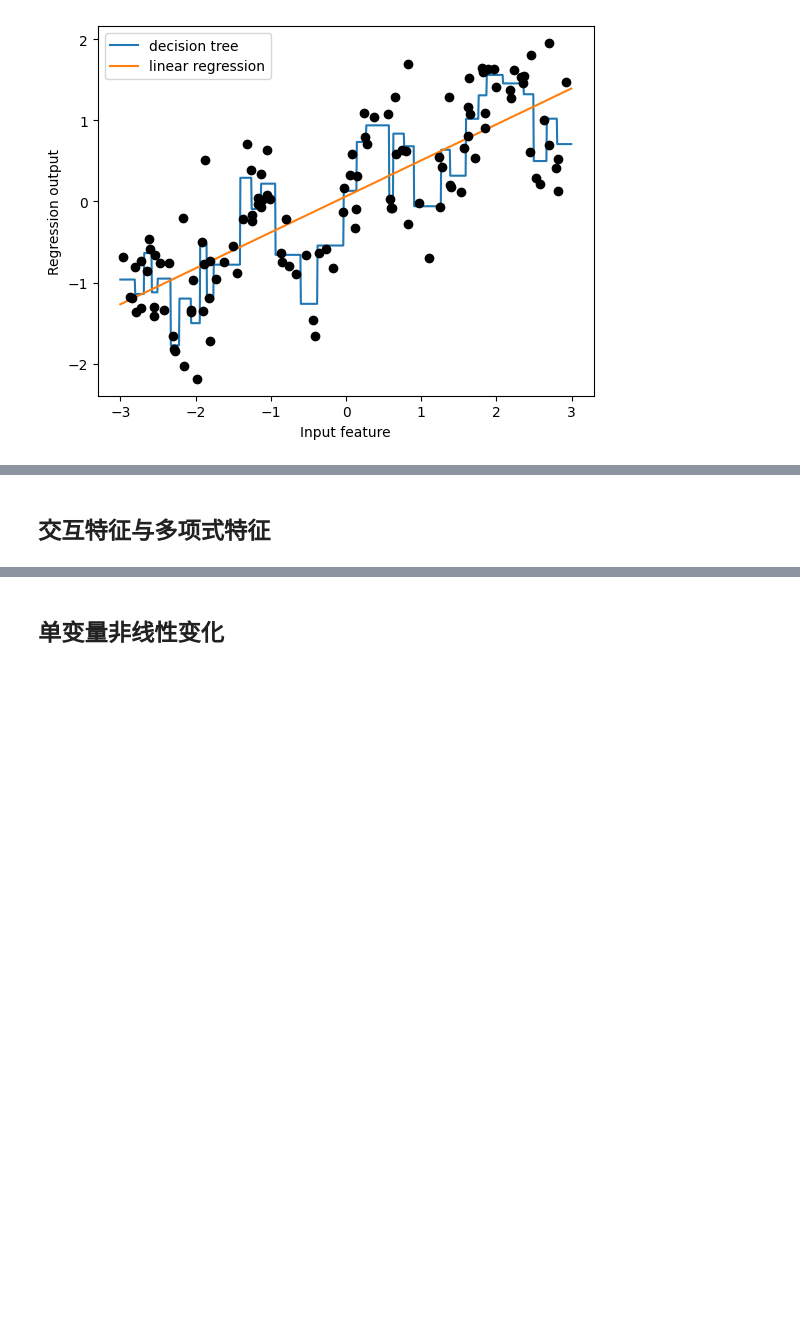
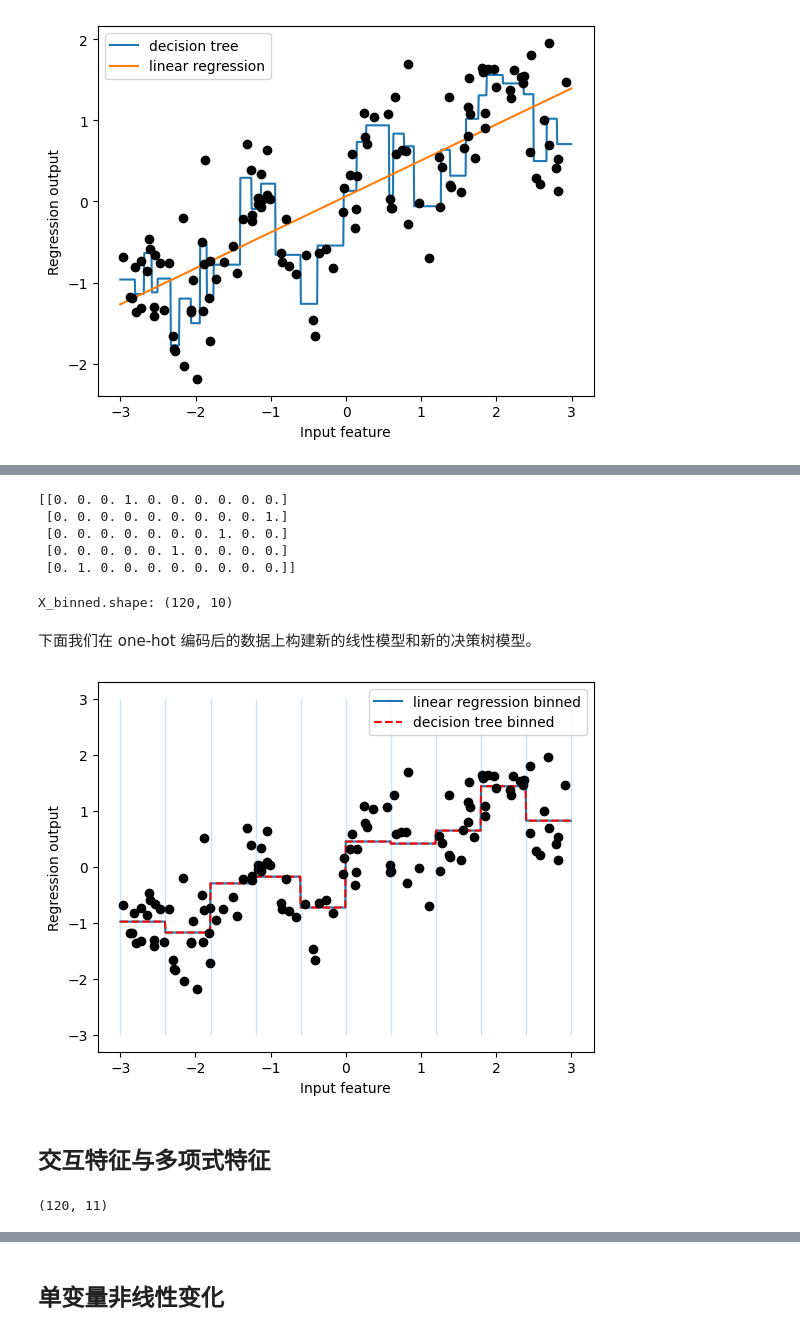
Before and after one commit to JPL-JUNO/Introduction-to-Machine-Learning-with-Python, a Jupyter notebook: Codes/Ch4.ipynb, the cells around one changed output, grey strips where cells are left out. Cells and saved outputs as stored; diff of their text form; code cells hidden in the pictures; blank space fills up the shorter version.

```diff
--- a/Codes/Ch4.ipynb
+++ b/Codes/Ch4.ipynb
@@ -230,0 +258,4 @@ plt.show()
+# %%
+kb = KBinsDiscretizer(n_bins=10, strategy='uniform')
+kb.fit(X)
+print('bin edges: \n', kb.bin_edges_)
@@ -231,2 +313,40 @@ plt.show()
+# %%
+bins = np.linspace(-3, 3, 11)
+which_bin = np.digitize(X, bins=bins)
+ohe = OneHotEncoder(sparse=False)
+ohe.fit(which_bin)
+X_binned = ohe.transform(which_bin)
+print(X_binned[:5])
+# %% [output]
+[[0. 0. 0. 1. 0. 0. 0. 0. 0. 0.]
+ [0. 0. 0. 0. 0. 0. 0. 0. 0. 1.]
+ [0. 0. 0. 0. 0. 0. 0. 1. 0. 0.]
+ [0. 0. 0. 0. 0. 1. 0. 0. 0. 0.]
+ [0. 1. 0. 0. 0. 0. 0. 0. 0. 0.]]
+# %%
+print('X_binned.shape: {}'.format(X_binned.shape))
+# %% [output]
+X_binned.shape: (120, 10)
+# %% [markdown]
+下面我们在 one-hot 编码后的数据上构建新的线性模型和新的决策树模型。
+# %%
+line_binned = ohe.transform(np.digitize(line, bins=bins))
+reg = LinearRegression().fit(X_binned, y)
+plt.plot(line, reg.predict(line_binned), '-', label='linear regression binned')
+reg = DecisionTreeRegressor(min_samples_split=3).fit(X_binned, y)
+plt.plot(line, reg.predict(line_binned), '--r', label='decision tree binned')
+plt.plot(X[:, 0], y, 'o', c='k')
+plt.vlines(bins, -3, 3, linewidth=1, alpha=.2)
+plt.legend(loc="best")
+plt.ylabel("Regression output")
+plt.xlabel("Input feature")
+plt.show()
+# %% [output]
+[figure, added]
 # %% [markdown]
 ## 交互特征与多项式特征
+# %%
+  X_combined = np.hstack([X, X_binned])
+  print(X_combined.shape)
+# %% [output]
+(120, 11)
```
Also changed, not shown: parts of 14 cells of this notebook, 3 other files.
